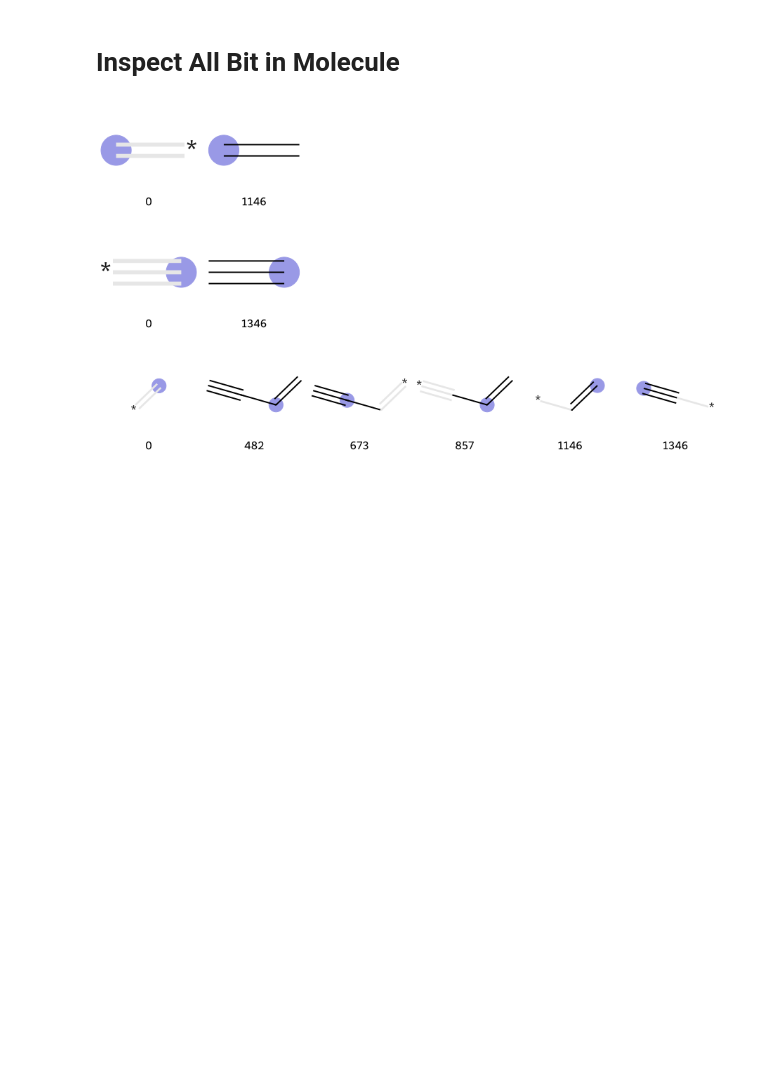
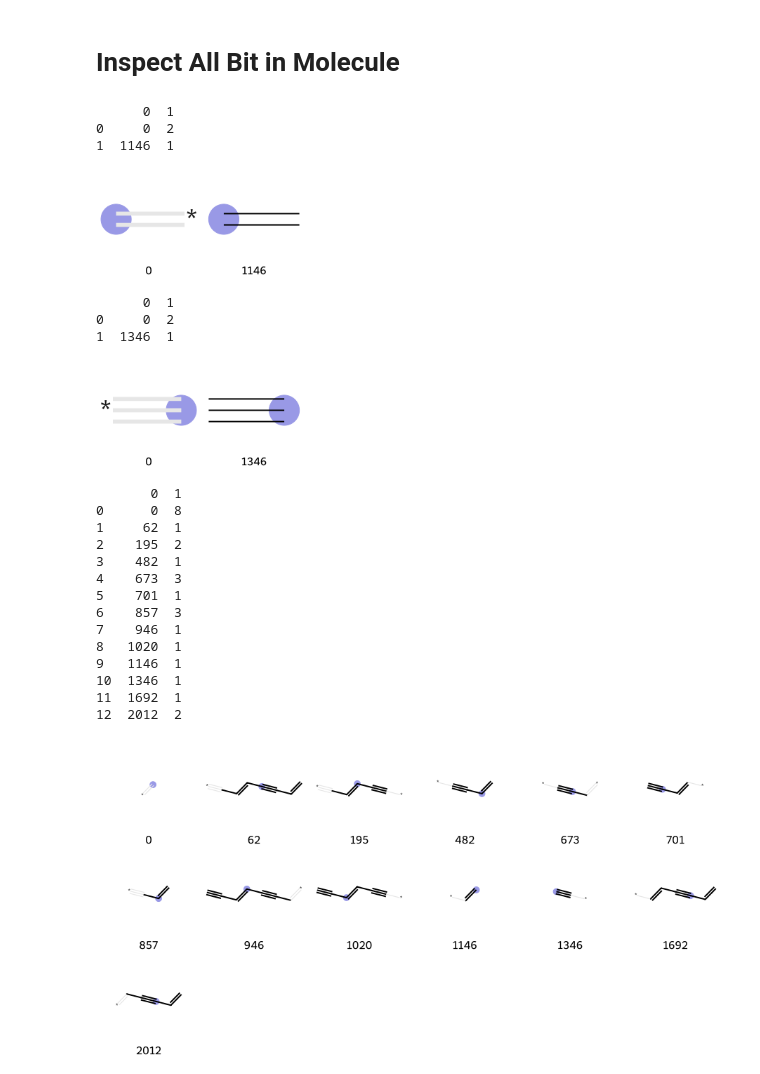
Before and after one commit to Sawahiko/SMILE_to_Feature, a Jupyter notebook: Problem 1_10_2023.ipynb, the cells around one changed output. Saved outputs shown, nothing was run; the diff lists cells and outputs as text; code cells hidden in the pictures; blank space fills up the shorter version.

Commit message:
Inspect Count-MF

```diff
--- a/Problem 1_10_2023.ipynb
+++ b/Problem 1_10_2023.ipynb
@@ -87,26 +87,58 @@ img1=Draw.DrawMorganBits(all_fragments[:], molsPerRow=6, legends=[str(x) for x i
 # %%
 # Inspect Bit
 mol = mol2
-bit_info_mol = {}
-fp_mol = GetHashedMorganFingerprint(mol, 3, bitInfo=bit_info_mol, useFeatures=True)
-all_fragments = [(mol, x, bit_info_mol) for x in get_index_of_array_that_contain_1_in_any_position(list(fp_mol))]
+bit_info_mol_2 = {}
+fp_mol = GetHashedMorganFingerprint(mol2, 3, bitInfo=bit_info_mol_2, useFeatures=True)
+all_fragments = [(mol2, x, bit_info_mol_2) for x in get_index_of_array_that_contain_1_in_any_position(list(fp_mol))]
 img2=Draw.DrawMorganBits(all_fragments[:], molsPerRow=6, legends=[str(x) for x in get_index_of_array_that_contain_1_in_any_position(list(fp_mol))][:])
 # %%
 # Inspect Bit
 mol = mol3
-bit_info_mol = {}
-fp_mol = GetHashedMorganFingerprint(mol, 3, bitInfo=bit_info_mol, useFeatures=True)
-all_fragments = [(mol, x, bit_info_mol) for x in get_index_of_array_that_contain_1_in_any_position(list(fp_mol))]
+bit_info_mol_3 = {}
+fp_mol = GetHashedMorganFingerprint(mol3, 3, bitInfo=bit_info_mol_3, useFeatures=True)
+all_fragments = [(mol3, x, bit_info_mol_3) for x in get_index_of_array_that_contain_1_in_any_position(list(fp_mol))]
 img3=Draw.DrawMorganBits(all_fragments[:], molsPerRow=6, legends=[str(x) for x in get_index_of_array_that_contain_1_in_any_position(list(fp_mol))][:])
 # %%
+count_bit_info_mol=[]
+for i in bit_info_mol_1:
+    count_bit_info_mol.append([i, len(bit_info_mol_1[i])])
+print(pd.DataFrame(count_bit_info_mol))
 img1
 # %% [output]
+      0  1
+0     0  2
+1  1146  1
 [figure]
 # %%
+count_bit_info_mol=[]
+for i in bit_info_mol_2:
+    count_bit_info_mol.append([i, len(bit_info_mol_2[i])])
+print(pd.DataFrame(count_bit_info_mol))
 img2
 # %% [output]
+      0  1
+0     0  2
+1  1346  1
 [figure]
 # %%
+count_bit_info_mol=[]
+for i in bit_info_mol_3:
+    count_bit_info_mol.append([i, len(bit_info_mol_3[i])])
+print(pd.DataFrame(count_bit_info_mol))
 img3
 # %% [output]
+       0  1
+0      0  8
+1     62  1
+2    195  2
+3    482  1
+4    673  3
+5    701  1
+6    857  3
+7    946  1
+8   1020  1
+9   1146  1
+10  1346  1
+11  1692  1
+12  2012  2
-[figure, old version]
+[figure, new version]
```
Also changed, not shown: parts of 3 cells of this notebook, 2 other files.
